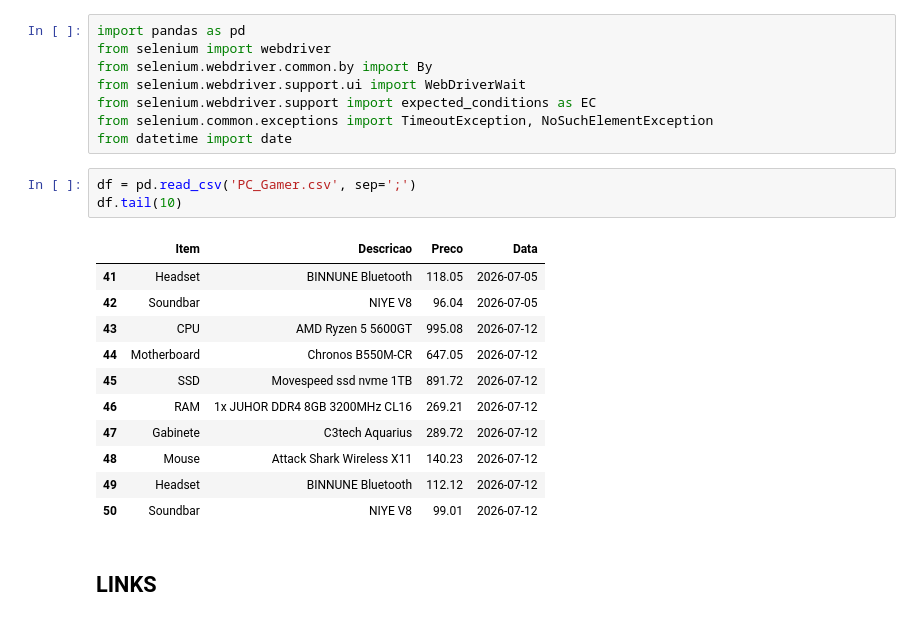
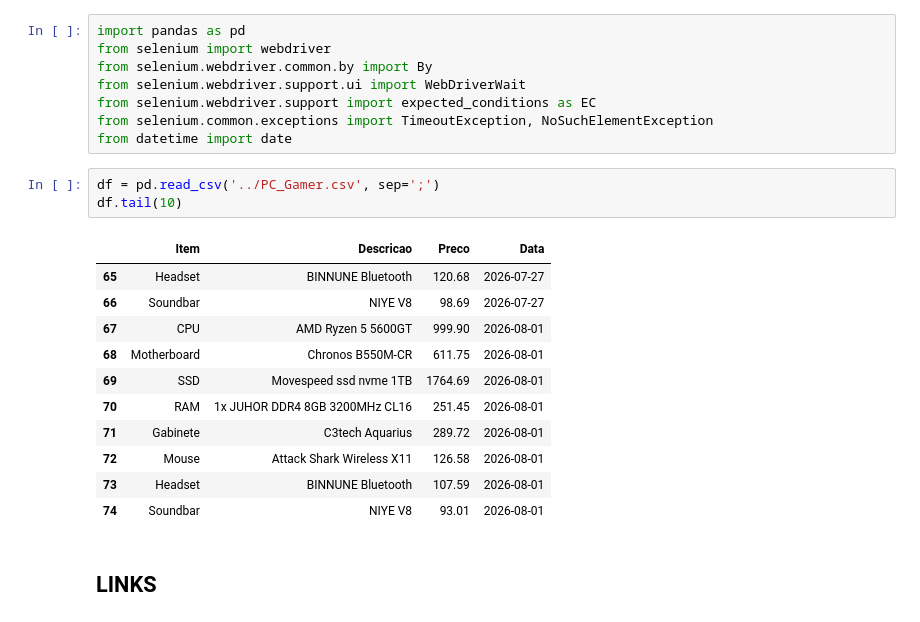
Before and after one commit to josafary-ds/PC-Gamer_Price_Monitoring, a Jupyter notebook: test_files/main_file_test.ipynb, the cells around one changed output. Drawn from its saved outputs; the diff is of its cells as text.

```diff
--- a/test_files/main_file.ipynb
+++ b/test_files/main_file_test.ipynb
@@ -7,20 +7,20 @@ from selenium.webdriver.support import expected_conditions as EC
 from selenium.common.exceptions import TimeoutException, NoSuchElementException
 from datetime import date
 # %%
-df = pd.read_csv('PC_Gamer.csv', sep=';')
+df = pd.read_csv('../PC_Gamer.csv', sep=';')
 df.tail(10)
 # %% [output]
 |  | Item | Descricao | Preco | Data |
-| 41 | Headset | BINNUNE Bluetooth | 118.05 | 2026-07-05 |
-| 42 | Soundbar | NIYE V8 | 96.04 | 2026-07-05 |
-| 43 | CPU | AMD Ryzen 5 5600GT | 995.08 | 2026-07-12 |
-| 44 | Motherboard | Chronos B550M-CR | 647.05 | 2026-07-12 |
-| 45 | SSD | Movespeed ssd nvme 1TB | 891.72 | 2026-07-12 |
-| 46 | RAM | 1x JUHOR DDR4 8GB 3200MHz CL16 | 269.21 | 2026-07-12 |
-| 47 | Gabinete | C3tech Aquarius | 289.72 | 2026-07-12 |
-| 48 | Mouse | Attack Shark Wireless X11 | 140.23 | 2026-07-12 |
-| 49 | Headset | BINNUNE Bluetooth | 112.12 | 2026-07-12 |
-| 50 | Soundbar | NIYE V8 | 99.01 | 2026-07-12 |
+| 65 | Headset | BINNUNE Bluetooth | 120.68 | 2026-07-27 |
+| 66 | Soundbar | NIYE V8 | 98.69 | 2026-07-27 |
+| 67 | CPU | AMD Ryzen 5 5600GT | 999.90 | 2026-08-01 |
+| 68 | Motherboard | Chronos B550M-CR | 611.75 | 2026-08-01 |
+| 69 | SSD | Movespeed ssd nvme 1TB | 1764.69 | 2026-08-01 |
+| 70 | RAM | 1x JUHOR DDR4 8GB 3200MHz CL16 | 251.45 | 2026-08-01 |
+| 71 | Gabinete | C3tech Aquarius | 289.72 | 2026-08-01 |
+| 72 | Mouse | Attack Shark Wireless X11 | 126.58 | 2026-08-01 |
+| 73 | Headset | BINNUNE Bluetooth | 107.59 | 2026-08-01 |
+| 74 | Soundbar | NIYE V8 | 93.01 | 2026-08-01 |
 # %% [markdown]
 ## LINKS
 # %%
```
Also changed, not shown: parts of 3 cells of this notebook.
